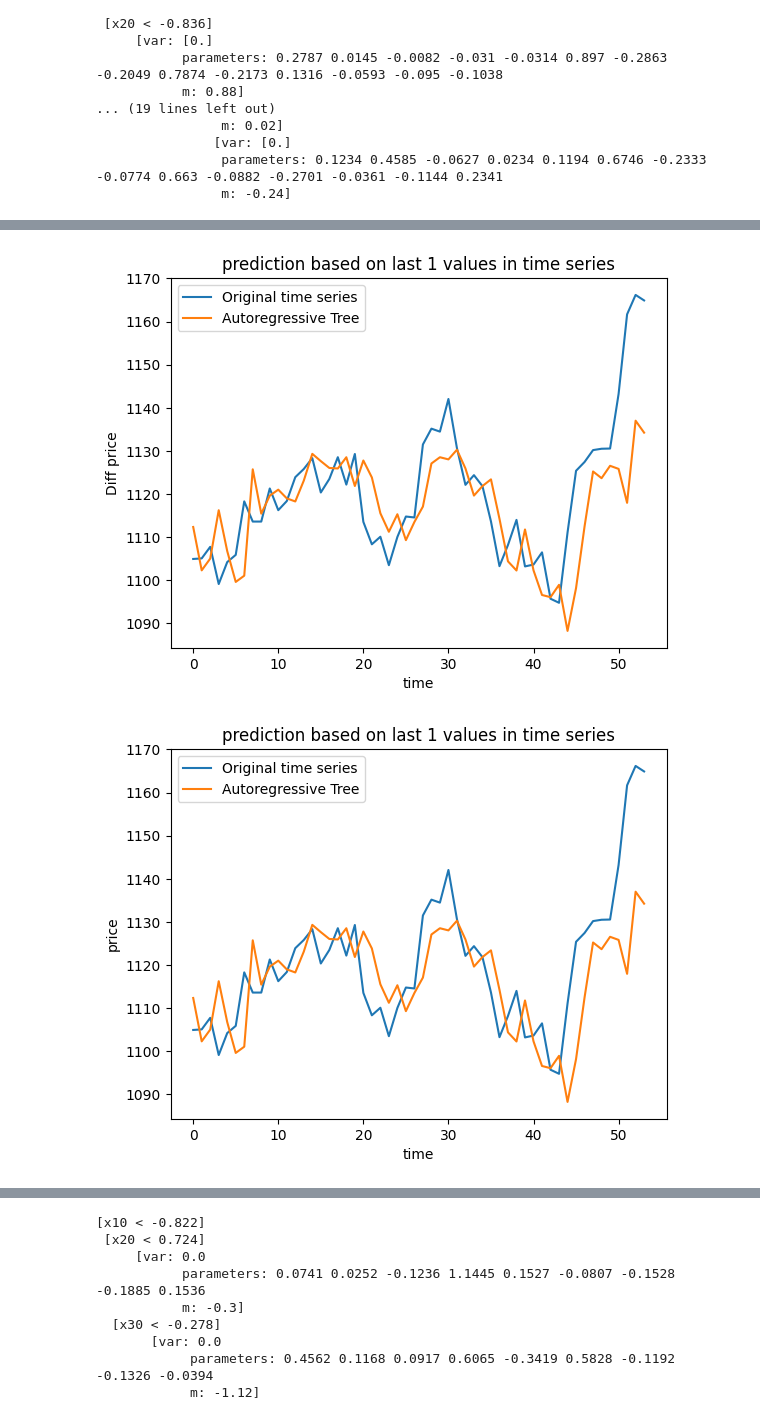
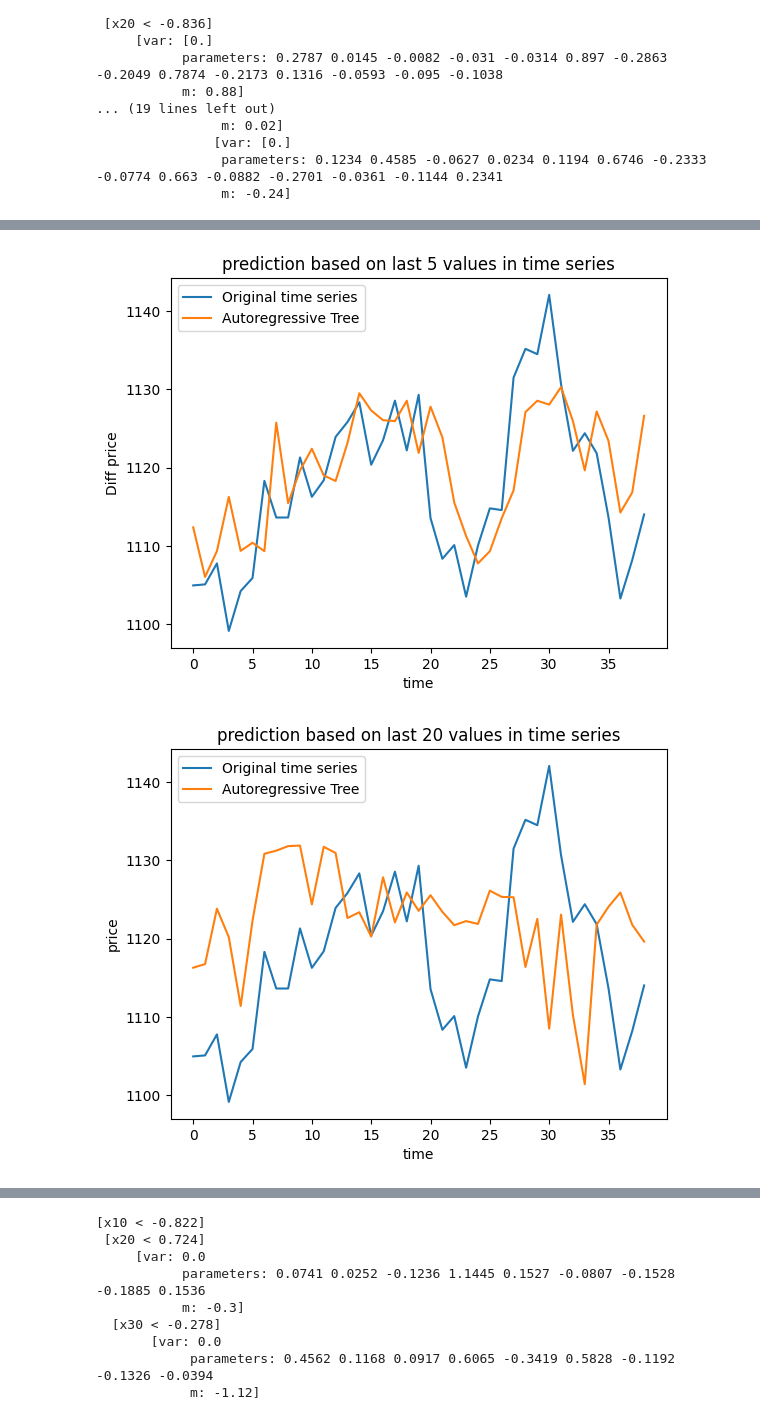
Before and after one commit to TiesHRL/DyART, a Jupyter notebook: Code/Test_script.ipynb, the cells around one changed output, grey strips where cells are left out. Drawn from its saved outputs; the diff is of its cells as text; code cells hidden in the pictures.

```diff
--- a/Code/Test_script.ipynb
+++ b/Code/Test_script.ipynb
@@ -701,7 +701,7 @@ def time_series_pred(data, time_series_index, pred_method, max_p, preprocessing_
             comb_val = np.concatenate(valid, axis=1)
 
             ART = AutoregressiveTree(p)
-            tree = ART.build_tree(d, d_exog, 10, 10)
+            tree = ART.build_tree(d, d_exog, 40, 3)
             tree_list.append(tree)
 
             valid_prediction = []
@@ -751,7 +751,7 @@ def hit_rate(ts_true, ts_pred):
     diff_pred = np.diff(ts_pred)
     return np.sum(np.sign(diff_true) == np.sign(diff_pred)) / len(diff_true)
 # %%
-max_p= 5
+max_p= 20
 hit_rate_ART_all_samples = []
 hit_rate_AR_all_samples = []
 rmse_ART_all_samples = []
@@ -798,24 +814,25 @@ plt.show()
 # %%
-max_hit_rate_index = rmse_ART_all_samples[-1].index(max(rmse_ART_all_samples[-1]))
+max_hit_rate_index = hit_rate_ART_all_samples[-1].index(max(hit_rate_ART_all_samples[-1]))
+max_rmse_index = rmse_ART_all_samples[-1].index(max(rmse_ART_all_samples[-1]))
 
 plt.plot(Ground_truth, label='Original time series')
 plt.plot(valid_prediction_ART_list[max_hit_rate_index], label='Autoregressive Tree')
 # plt.plot(valid_prediction_diff_AR_list[max_hit_rate_index], label='AR model')
 plt.xlabel('time')
 plt.ylabel('Diff price')
 i=max_hit_rate_index+1
 plt.title('prediction based on last %i values in time series' %i)
 plt.legend()
 plt.show()
 plt.plot(Ground_truth, label='Original time series')
-plt.plot(valid_prediction_ART_list[max_hit_rate_index], label='Autoregressive Tree')
+plt.plot(valid_prediction_ART_list[max_rmse_index], label='Autoregressive Tree')
 # plt.plot(valid_prediction_AR_list[max_hit_rate_index], label='AR model')
 plt.xlabel('time')
 plt.ylabel('price')
-i=max_hit_rate_index+1
+i=max_rmse_index+1
 plt.title('prediction based on last %i values in time series' %i)
 plt.legend()
 plt.show()
 # %% [output]
-[figure, old version]
+[figure, new version]
-[figure, old version]
+[figure, new version]
```
Also changed, not shown: parts of 4 cells of this notebook, 15 other files.
